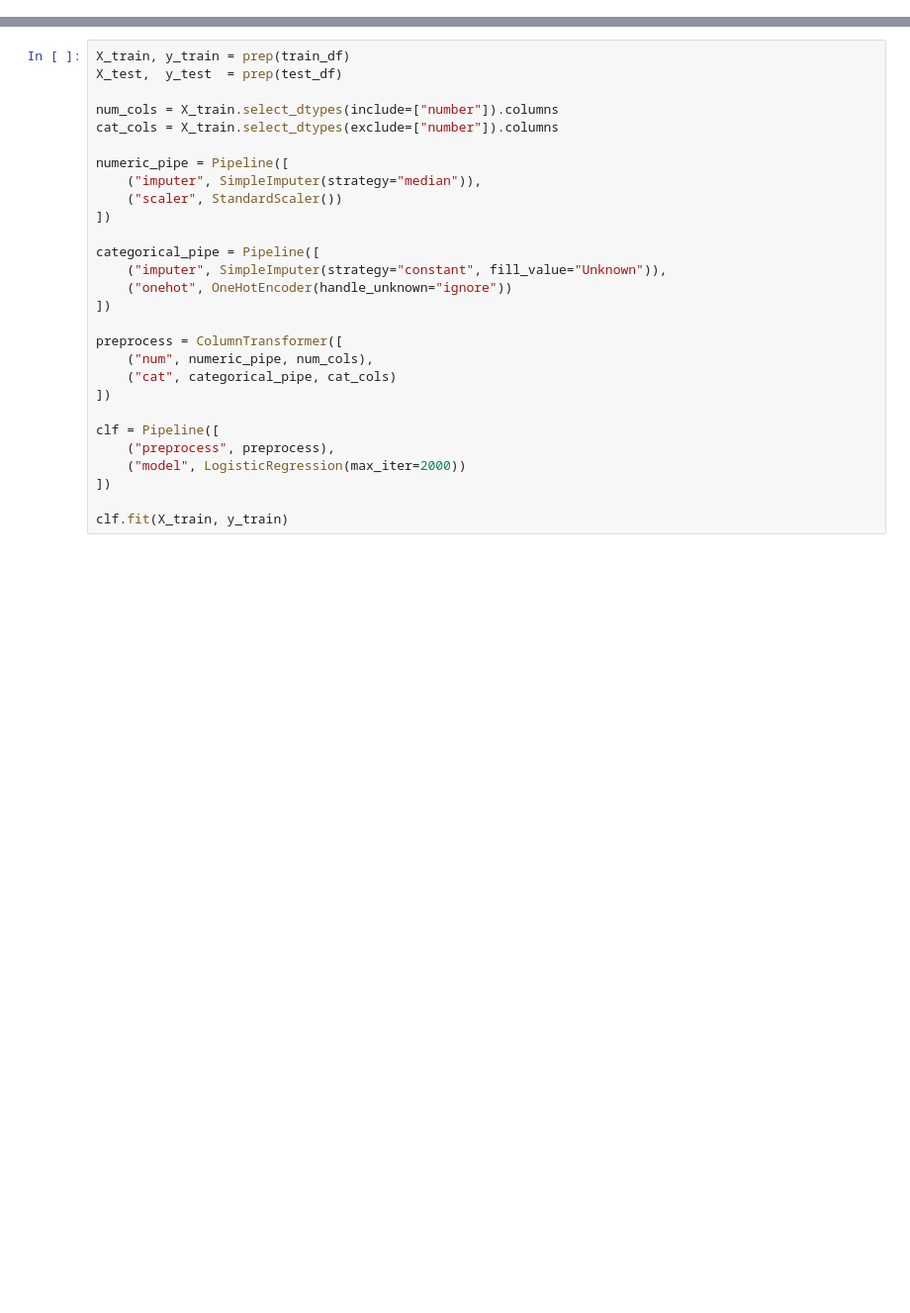
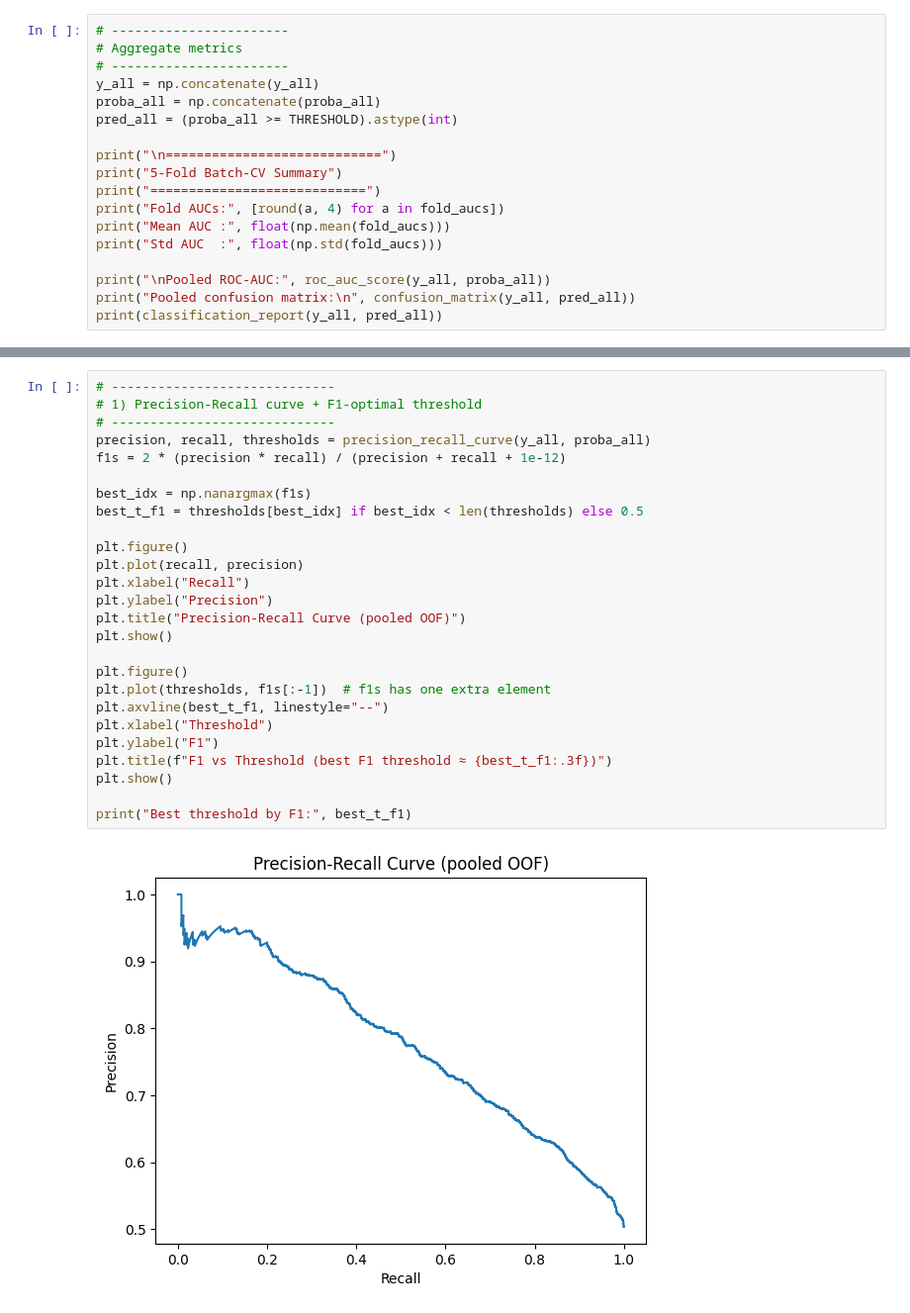
Before and after one commit to myschne/GoodParty, a Jupyter notebook: mayaplayground.ipynb, the cells around one changed output, grey strips where cells are left out. Shown at 99% size. Drawn from its saved outputs; the diff is of its cells as text; blank space fills up the shorter version.

```diff
--- a/mayaplayground.ipynb
+++ b/mayaplayground.ipynb
@@ -36,0 +200,18 @@ def prep(df: pd.DataFrame):
+# %%
+# -----------------------
+# Aggregate metrics
+# -----------------------
+y_all = np.concatenate(y_all)
+proba_all = np.concatenate(proba_all)
+pred_all = (proba_all >= THRESHOLD).astype(int)
+
+print("\n============================")
+print("5-Fold Batch-CV Summary")
+print("============================")
+print("Fold AUCs:", [round(a, 4) for a in fold_aucs])
+print("Mean AUC :", float(np.mean(fold_aucs)))
+print("Std AUC  :", float(np.std(fold_aucs)))
+
+print("\nPooled ROC-AUC:", roc_auc_score(y_all, proba_all))
+print("Pooled confusion matrix:\n", confusion_matrix(y_all, pred_all))
+print(classification_report(y_all, pred_all))
@@ -37,29 +319,28 @@ def prep(df: pd.DataFrame):
 # %%
-X_train, y_train = prep(train_df)
-X_test,  y_test  = prep(test_df)
+# -----------------------------
+# 1) Precision-Recall curve + F1-optimal threshold
+# -----------------------------
+precision, recall, thresholds = precision_recall_curve(y_all, proba_all)
+f1s = 2 * (precision * recall) / (precision + recall + 1e-12)
 
-num_cols = X_train.select_dtypes(include=["number"]).columns
-cat_cols = X_train.select_dtypes(exclude=["number"]).columns
+best_idx = np.nanargmax(f1s)
+best_t_f1 = thresholds[best_idx] if best_idx < len(thresholds) else 0.5
 
-numeric_pipe = Pipeline([
-    ("imputer", SimpleImputer(strategy="median")),
-    ("scaler", StandardScaler())
-])
+plt.figure()
+plt.plot(recall, precision)
+plt.xlabel("Recall")
+plt.ylabel("Precision")
+plt.title("Precision-Recall Curve (pooled OOF)")
+plt.show()
 
-categorical_pipe = Pipeline([
-    ("imputer", SimpleImputer(strategy="constant", fill_value="Unknown")),
-    ("onehot", OneHotEncoder(handle_unknown="ignore"))
-])
+plt.figure()
+plt.plot(thresholds, f1s[:-1])  # f1s has one extra element
+plt.axvline(best_t_f1, linestyle="--")
+plt.xlabel("Threshold")
+plt.ylabel("F1")
+plt.title(f"F1 vs Threshold (best F1 threshold ≈ {best_t_f1:.3f})")
+plt.show()
 
-preprocess = ColumnTransformer([
-    ("num", numeric_pipe, num_cols),
-    ("cat", categorical_pipe, cat_cols)
-])
-
-clf = Pipeline([
-    ("preprocess", preprocess),
-    ("model", LogisticRegression(max_iter=2000))
-])
-
-clf.fit(X_train, y_train)
+print("Best threshold by F1:", best_t_f1)
 # %% [output]
+[figure, added]
```
Also changed, not shown: parts of 14 cells of this notebook, 1 other file.
